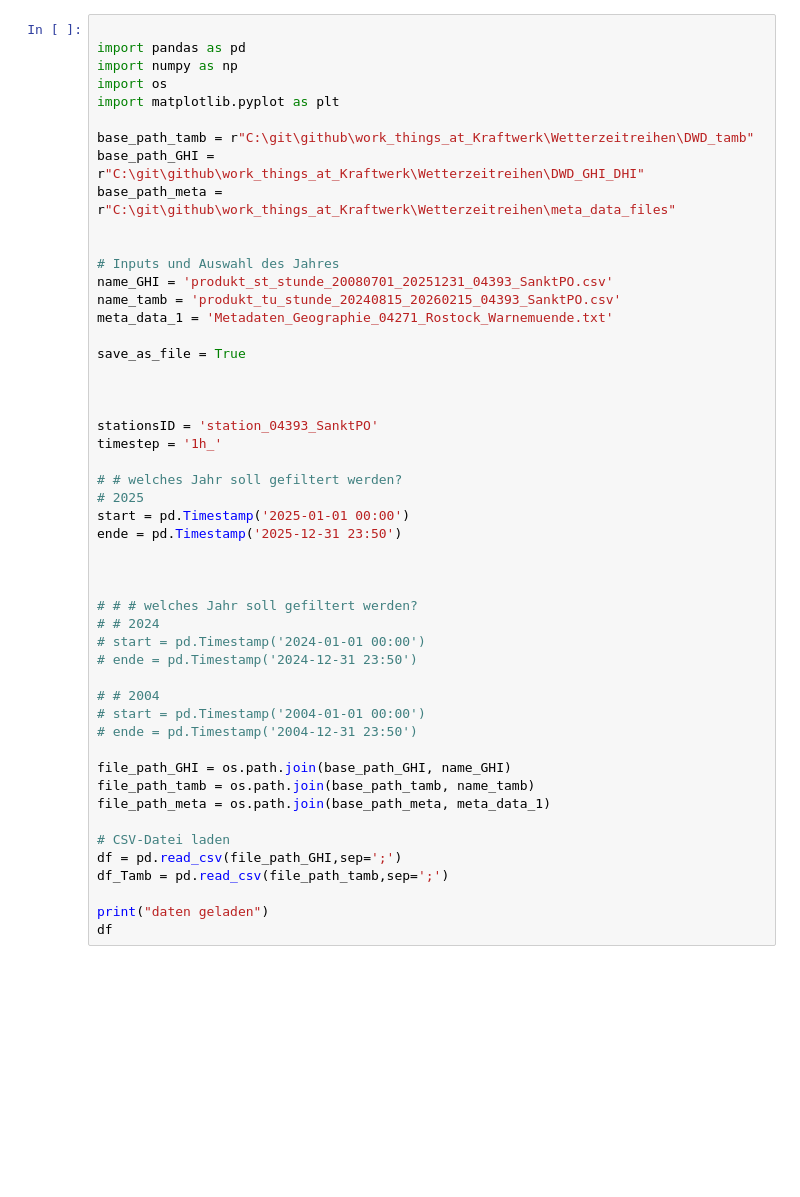
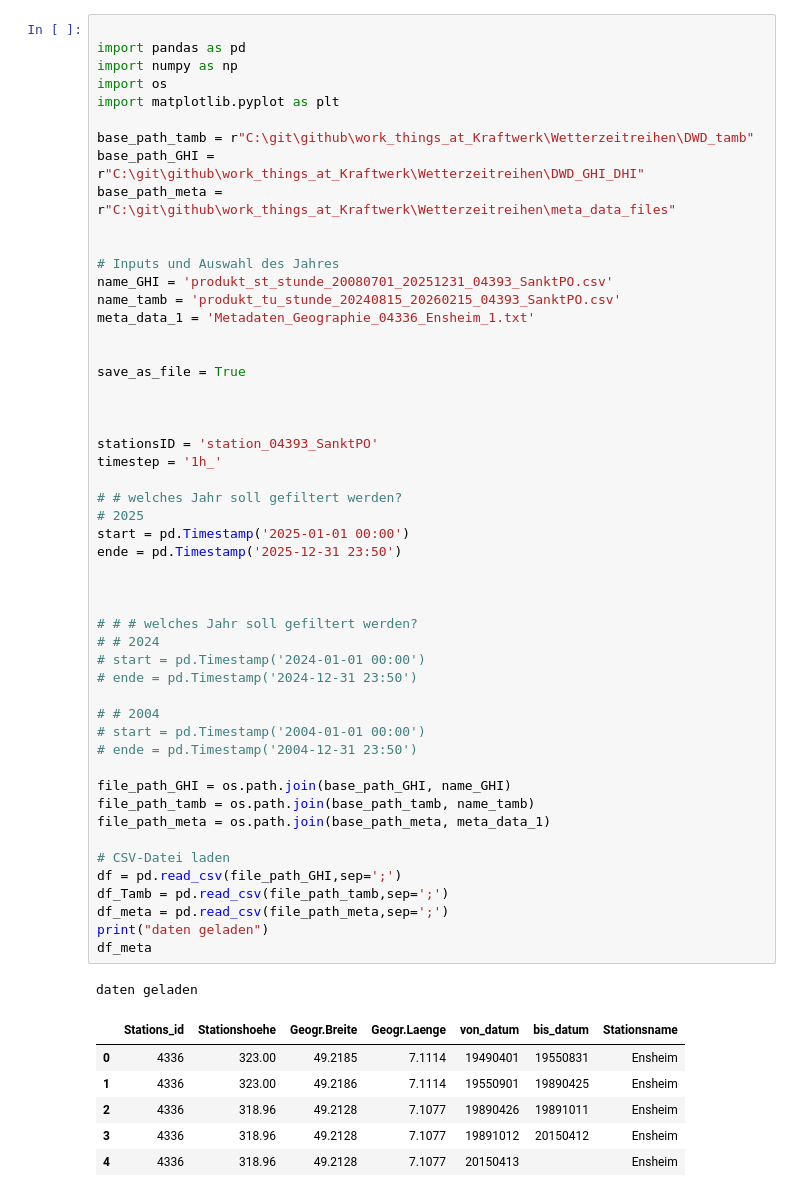
Before and after one commit to CasGross/work_things_at_Kraftwerk, a Jupyter notebook: Wetterzeitreihen/metadaten_laden_als funktion.ipynb, the cells around one changed output. Cells and saved outputs as stored; diff of their text form; blank space fills up the shorter version.

```diff
--- a/Wetterzeitreihen/metadaten_laden_als funktion.ipynb
+++ b/Wetterzeitreihen/metadaten_laden_als funktion.ipynb
@@ -13,38 +13,47 @@ base_path_meta = r"C:\git\github\work_things_at_Kraftwerk\Wetterzeitreihen\meta_
 # Inputs und Auswahl des Jahres
 name_GHI = 'produkt_st_stunde_20080701_20251231_04393_SanktPO.csv'
 name_tamb = 'produkt_tu_stunde_20240815_20260215_04393_SanktPO.csv'
-meta_data_1 = 'Metadaten_Geographie_04271_Rostock_Warnemuende.txt'
+meta_data_1 = 'Metadaten_Geographie_04336_Ensheim_1.txt'
+
 
 save_as_file = True
 
 
 
 stationsID = 'station_04393_SanktPO'
 timestep = '1h_'
 
 # # welches Jahr soll gefiltert werden?
 # 2025
 start = pd.Timestamp('2025-01-01 00:00')
 ende = pd.Timestamp('2025-12-31 23:50')
 
 
 
 # # # welches Jahr soll gefiltert werden?
 # # 2024
 # start = pd.Timestamp('2024-01-01 00:00')
 # ende = pd.Timestamp('2024-12-31 23:50')
 
 # # 2004
 # start = pd.Timestamp('2004-01-01 00:00')
 # ende = pd.Timestamp('2004-12-31 23:50')
 
 file_path_GHI = os.path.join(base_path_GHI, name_GHI)
 file_path_tamb = os.path.join(base_path_tamb, name_tamb)
 file_path_meta = os.path.join(base_path_meta, meta_data_1)
 
 # CSV-Datei laden
 df = pd.read_csv(file_path_GHI,sep=';')
 df_Tamb = pd.read_csv(file_path_tamb,sep=';')
-
+df_meta = pd.read_csv(file_path_meta,sep=';')
 print("daten geladen")
-df
+df_meta
+# %% [output]
+daten geladen
+|  | Stations_id | Stationshoehe | Geogr.Breite | Geogr.Laenge | von_datum | bis_datum | Stationsname |
+| 0 | 4336 | 323.00 | 49.2185 | 7.1114 | 19490401 | 19550831 | Ensheim |
+| 1 | 4336 | 323.00 | 49.2186 | 7.1114 | 19550901 | 19890425 | Ensheim |
+| 2 | 4336 | 318.96 | 49.2128 | 7.1077 | 19890426 | 19891011 | Ensheim |
+| 3 | 4336 | 318.96 | 49.2128 | 7.1077 | 19891012 | 20150412 | Ensheim |
+| 4 | 4336 | 318.96 | 49.2128 | 7.1077 | 20150413 |  | Ensheim |
```
Also changed, not shown: parts of 2 cells of this notebook, 13 other files.
